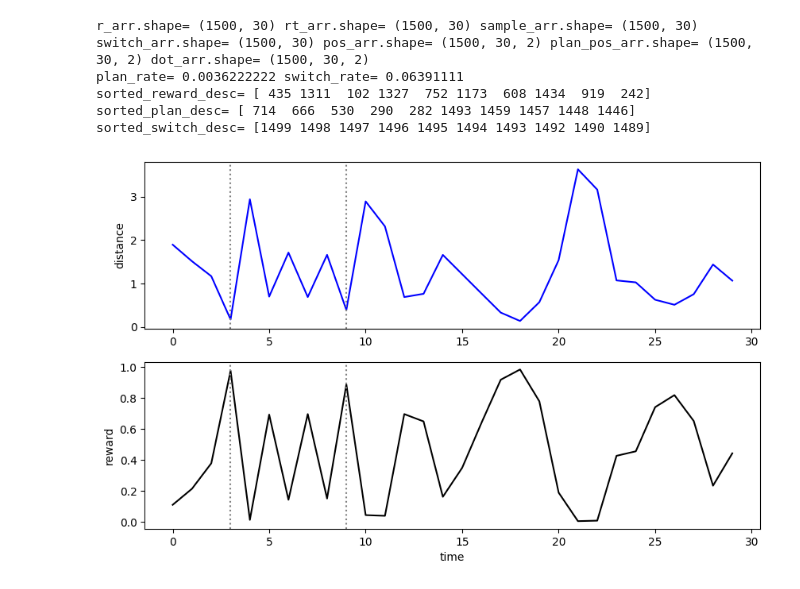
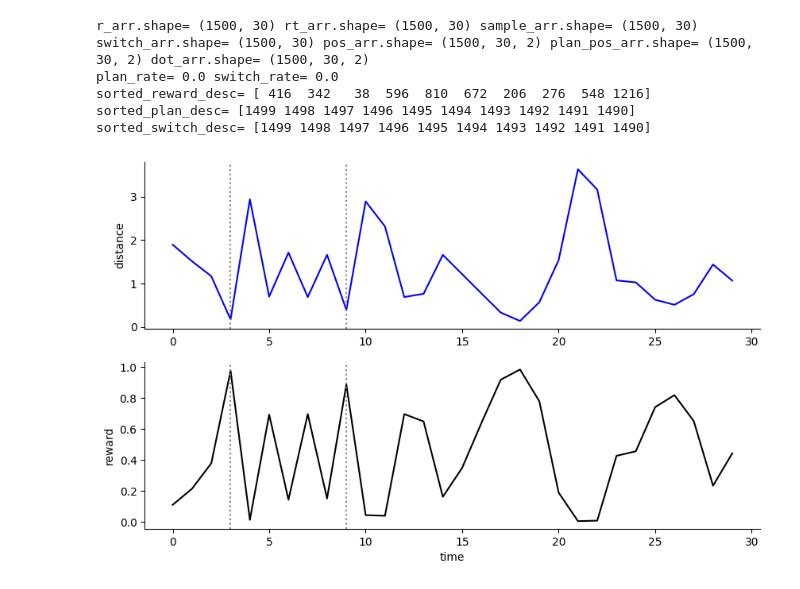
Before and after one commit to lukerj00/meta_rl_ego_sim, a Jupyter notebook: sc_project/move_loop_data_analysis.ipynb, the cells around one changed output. Saved outputs shown, nothing was run; the diff lists cells and outputs as text; code cells hidden in the pictures.

```diff
--- a/sc_project/move_loop_data_analysis.ipynb
+++ b/sc_project/move_loop_data_analysis.ipynb
@@ -1,4 +56,5 @@
 # %%
+# 2 simple move
 ### import libraries and data; define fncs
 import jax
 import jax.numpy as jnp
@@ -25,10 +81,12 @@ def load_data(str_):
         param_ = jnp.load(file_,allow_pickle=True)
     return param_
 
-file_ = 'move_loop_v2_data_27_07-161313.pkl' # _'move_loop_v1_26_07-093804.pkl' # move_loop_v1__25_07-161050.pkl
+file_ = 'move_loop_v1_data_28_07-122828.pkl' # _'move_loop_v1_26_07-093804.pkl' # move_loop_v1__25_07-161050.pkl
 (r_arr,rt_arr,sample_arr,switch_arr,pos_arr,plan_pos_arr,dot_arr) = load_data(file_) # ,sel
+
 print('r_arr.shape=',r_arr.shape,'rt_arr.shape=',rt_arr.shape,'sample_arr.shape=',sample_arr.shape,'switch_arr.shape=',switch_arr.shape,'pos_arr.shape=',pos_arr.shape,'plan_pos_arr.shape=',plan_pos_arr.shape,'dot_arr.shape=',dot_arr.shape)
 print('plan_rate=',jnp.mean(sample_arr),'switch_rate=',jnp.mean(switch_arr))
+# (r_arr,rt_arr,sample_arr,switch_arr,pos_arr,plan_pos_arr,dot_arr)
 
 total_rewards = jnp.sum(r_arr, axis=1)
 sorted_reward_desc = jnp.argsort(total_rewards)[::-1]
@@ -46,36 +104,41 @@ VMAPS = r_arr.shape[0]
 IT = r_arr.shape[1]
 # %% [output]
 r_arr.shape= (1500, 30) rt_arr.shape= (1500, 30) sample_arr.shape= (1500, 30) switch_arr.shape= (1500, 30) pos_arr.shape= (1500, 30, 2) plan_pos_arr.shape= (1500, 30, 2) dot_arr.shape= (1500, 30, 2)
-plan_rate= 0.0036222222 switch_rate= 0.06391111
-sorted_reward_desc= [ 435 1311  102 1327  752 1173  608 1434  919  242]
-sorted_plan_desc= [ 714  666  530  290  282 1493 1459 1457 1448 1446]
-sorted_switch_desc= [1499 1498 1497 1496 1495 1494 1493 1492 1490 1489]
+plan_rate= 0.0 switch_rate= 0.0
+sorted_reward_desc= [ 416  342   38  596  810  672  206  276  548 1216]
+sorted_plan_desc= [1499 1498 1497 1496 1495 1494 1493 1492 1491 1490]
+sorted_switch_desc= [1499 1498 1497 1496 1495 1494 1493 1492 1491 1490]
 # %%
-# plot of position / reward timeseries
+# 3 plot of position / reward timeseries
 %matplotlib inline
 k = 1494
 
 time_points = np.arange(IT)
 agent_t = pos_arr[k,:,:].T
 dot_t = dot_arr[k,:,:].T
 dis_t = np.linalg.norm(mod_(agent_t - dot_t), axis=0)
 rt_t = rt_arr[k,:].T
 switch_t = switch_arr[k,:].T
 
 fig,axis = plt.subplots(2,1,figsize=(10, 6))
 
 axis[0].plot(time_points, dis_t, color='b', label='Euclidean Distance')
 for t in time_points[switch_t == 1]:
     axis[0].axvline(t-1, color='gray', linestyle='dotted')
+axis[0].spines['top'].set_visible(False)
+axis[0].spines['right'].set_visible(False)
 axis[0].set_ylabel('distance')
+
 axis[1].plot(time_points, rt_t, color='k', label='Reward')
 for t in time_points[switch_t == 1]:
     axis[1].axvline(t-1, color='gray', linestyle='dotted')
+axis[1].spines['top'].set_visible(False)
+axis[1].spines['right'].set_visible(False)
 axis[1].set_xlabel('time')
 axis[1].set_ylabel('reward')
 plt.show()
 
 # change y to be in pi's
 # %% [output]
-[figure, old version]
+[figure, new version]
 # %%
```
Also changed, not shown: parts of 3 cells of this notebook, 6 other files.
